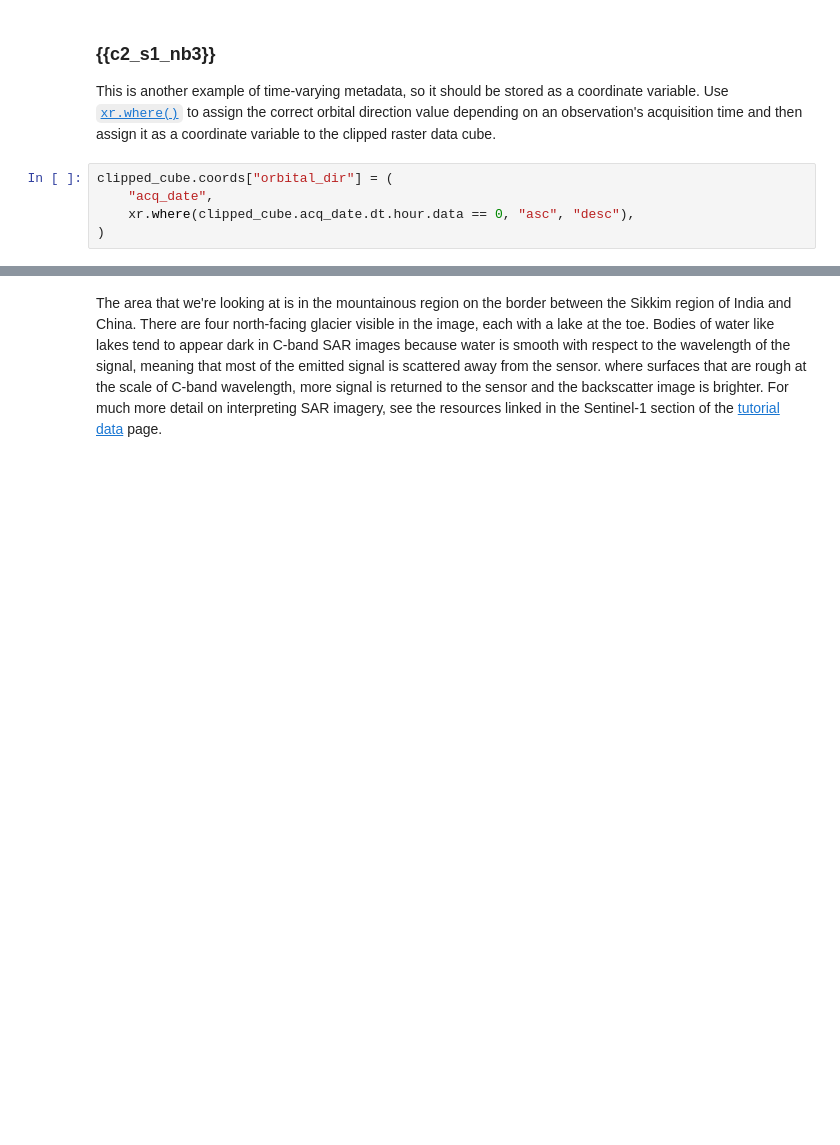
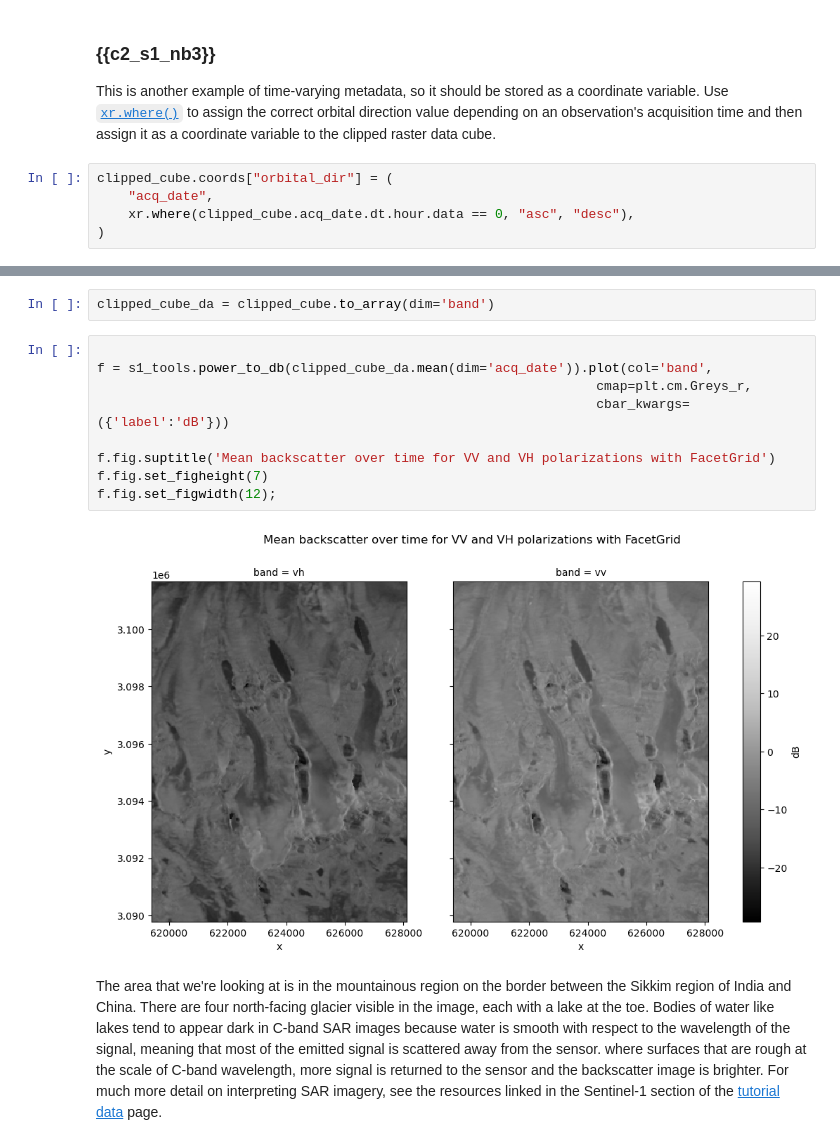
Before and after one commit to e-marshall/tutorials, a Jupyter notebook: book/tutorial2/nbs/3_asf_exploratory_analysis.ipynb, the cells around one changed output, grey strips where cells are left out. Saved outputs shown, nothing was run; the diff lists cells and outputs as text; blank space fills up the shorter version.

```diff
--- a/book/tutorial2/nbs/3_asf_exploratory_analysis.ipynb
+++ b/book/tutorial2/nbs/3_asf_exploratory_analysis.ipynb
@@ -264,3 +799,16 @@ a.fig.supxlabel('X-coordinate of projection (m)', y=-0.15)
+# %%
+clipped_cube_da = clipped_cube.to_array(dim='band')
+# %%
+
+f = s1_tools.power_to_db(clipped_cube_da.mean(dim='acq_date')).plot(col='band',
+                                                                cmap=plt.cm.Greys_r,
+                                                                cbar_kwargs=({'label':'dB'}))
+
+f.fig.suptitle('Mean backscatter over time for VV and VH polarizations with FacetGrid')
+f.fig.set_figheight(7)
+f.fig.set_figwidth(12);
+# %% [output]
+[figure, added]
 # %% [markdown]
 The area that we're looking at is in the mountainous region on the border between the Sikkim region of India and China. There are four north-facing glacier visible in the image, each with a lake at the toe. Bodies of water like lakes tend to appear dark in C-band SAR images because water is smooth with respect to the wavelength of the signal, meaning that most of the emitted signal is scattered away from the sensor. where surfaces that are rough at the scale of C-band wavelength, more signal is returned to the sensor and the backscatter image is brighter. For much more detail on interpreting SAR imagery, see the resources linked in the Sentinel-1 section of the [tutorial data](../../background/tutorial_data.md) page.
 # %% [markdown]
```
Also changed, not shown: parts of 97 cells of this notebook, 30 other files.
